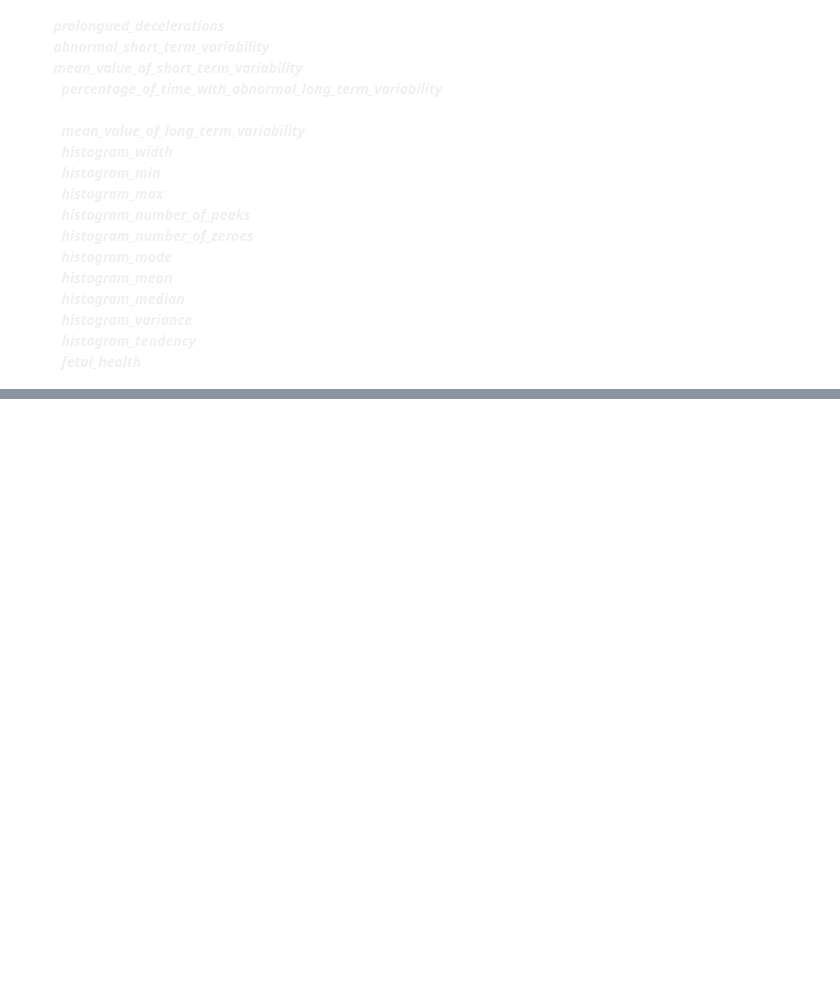
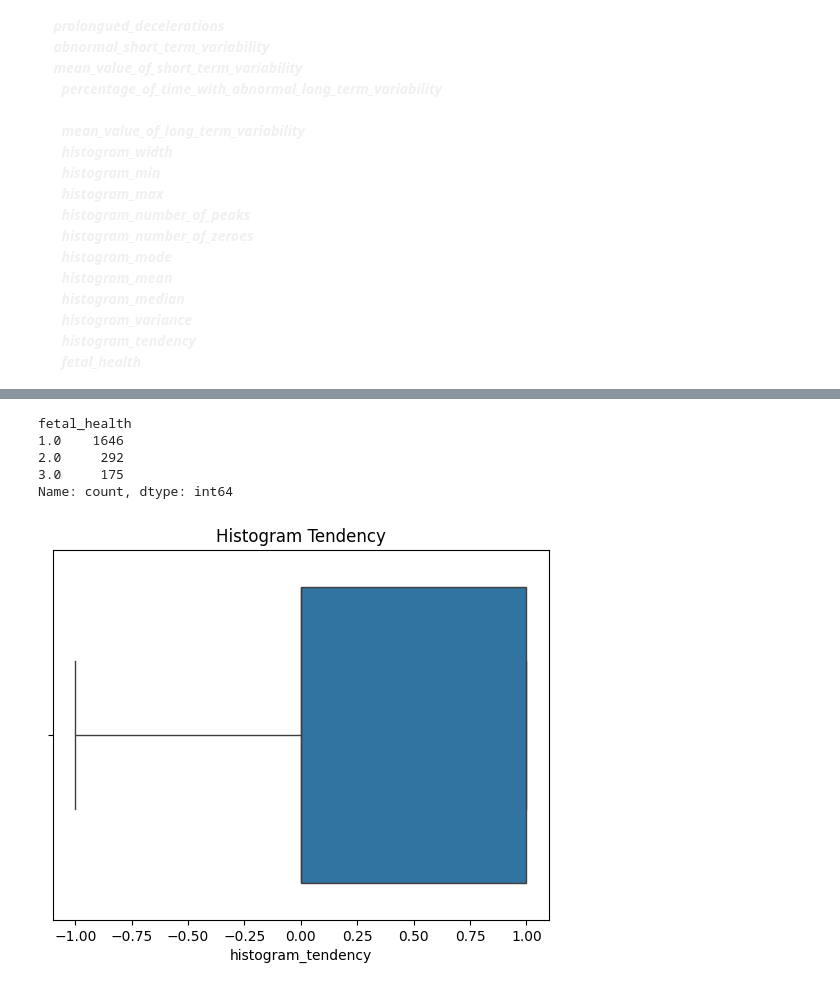
Before and after one commit to Constantin-Stamate/Pregnancy_Health_Assistant, a Jupyter notebook: models/logistic_regression.ipynb, the cells around one changed output, grey strips where cells are left out. Saved outputs shown, nothing was run; the diff lists cells and outputs as text; code cells hidden in the pictures; blank space fills up the shorter version.

Commit message:
Performed EDA and cleaned data set

```diff
--- a/models/logistic_regression.ipynb
+++ b/models/logistic_regression.ipynb
@@ -35,0 +132,14 @@ pd.set_option('display.max_columns', 50)
+# %%
+df["fetal_health"].value_counts()
+# %% [output]
+fetal_health
+1.0    1646
+2.0     292
+3.0     175
+Name: count, dtype: int64
+# %%
+sns.boxplot(data=df, x='histogram_tendency')
+plt.title('Histogram Tendency')
+plt.show()
+# %% [output]
+[figure, added]
```
Also changed, not shown: parts of 13 cells of this notebook.
